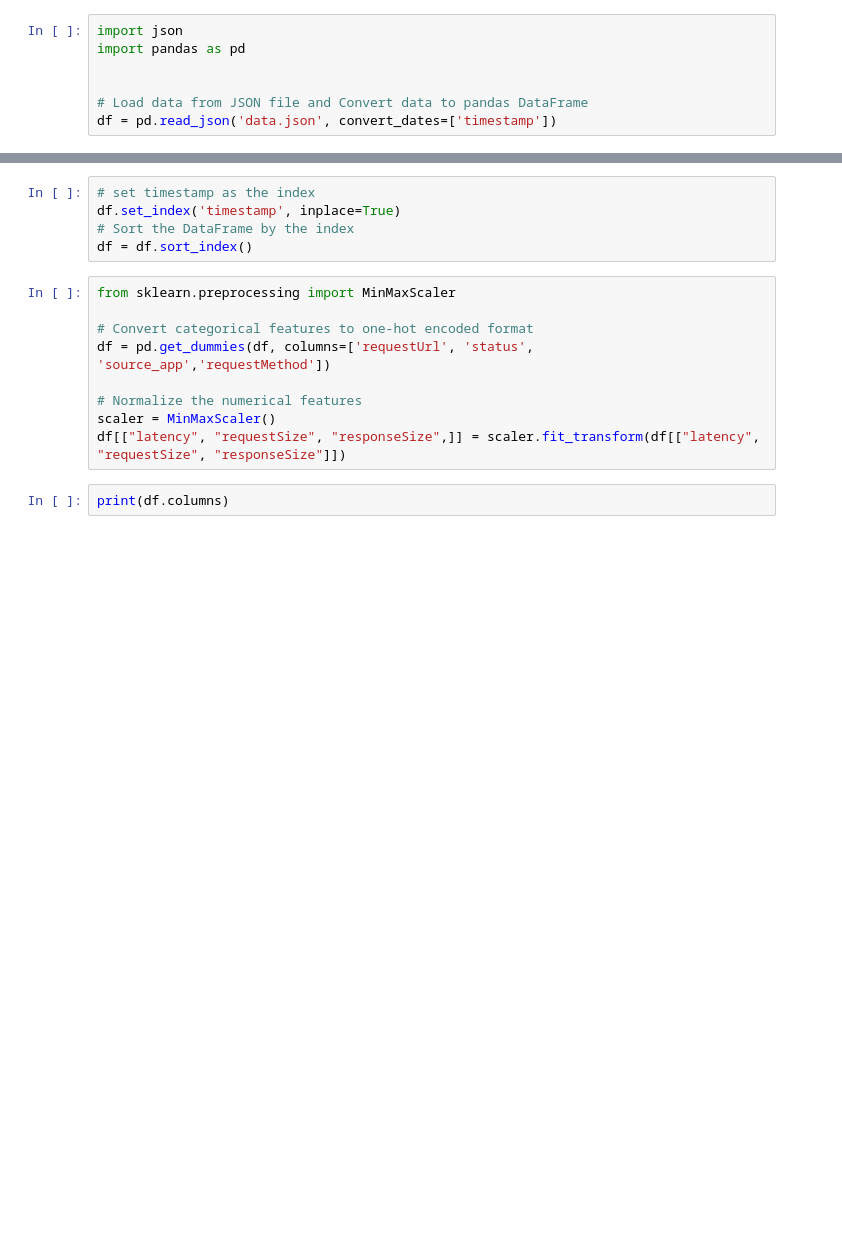
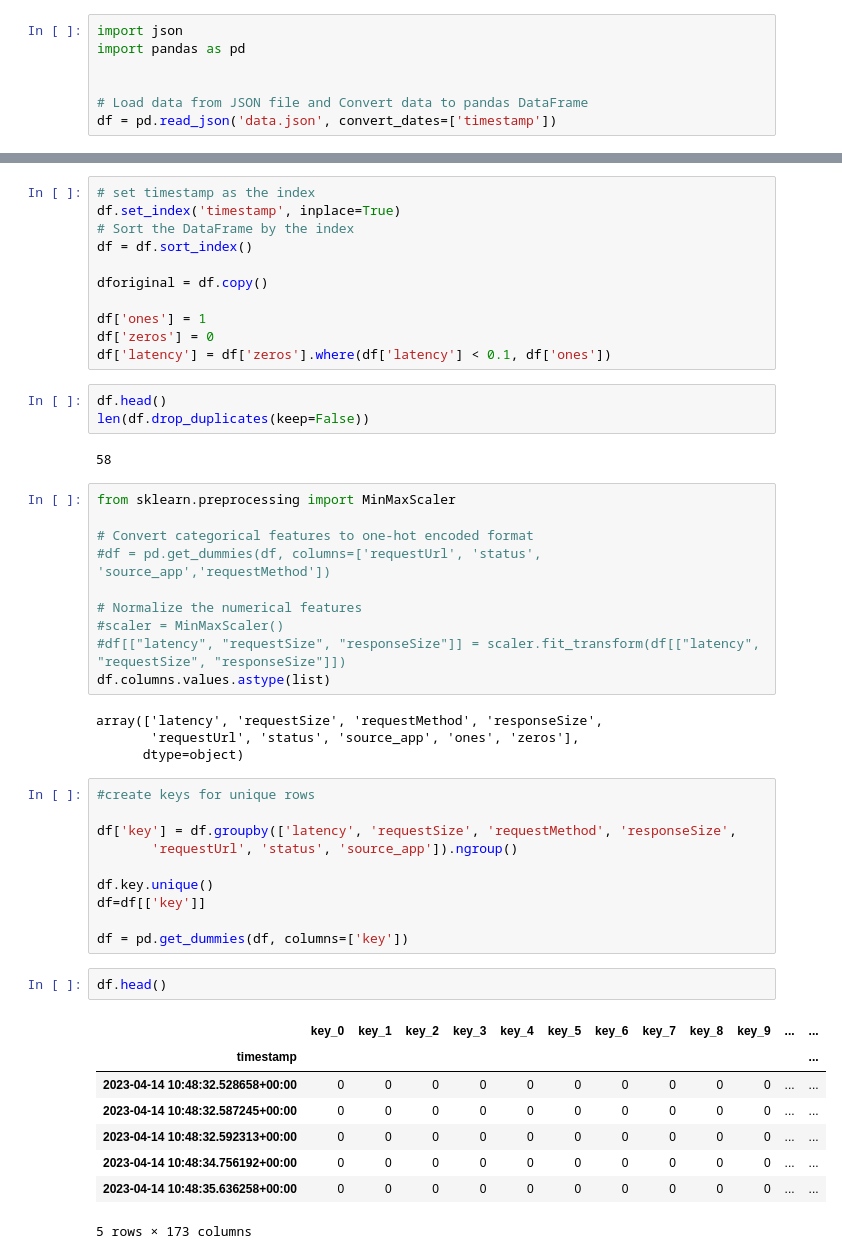
Before and after one commit to Eidell/gRPC-log-LSTM-Anomaly-Detection, a Jupyter notebook: lstm.ipynb, the cells around one changed output, grey strips where cells are left out. Drawn from its saved outputs; the diff is of its cells as text; blank space fills up the shorter version.

```diff
--- a/lstm.ipynb
+++ b/lstm.ipynb
@@ -12,17 +16,52 @@ print(df.columns)
 df.set_index('timestamp', inplace=True)
 # Sort the DataFrame by the index
 df = df.sort_index()
+
+dforiginal = df.copy()
+
+df['ones'] = 1
+df['zeros'] = 0
+df['latency'] = df['zeros'].where(df['latency'] < 0.1, df['ones'])
+# %%
+df.head()
+len(df.drop_duplicates(keep=False))
+# %% [output]
+58
 # %%
 from sklearn.preprocessing import MinMaxScaler
 
 # Convert categorical features to one-hot encoded format
-df = pd.get_dummies(df, columns=['requestUrl', 'status', 'source_app','requestMethod'])
+#df = pd.get_dummies(df, columns=['requestUrl', 'status', 'source_app','requestMethod'])
 
 # Normalize the numerical features
-scaler = MinMaxScaler()
-df[["latency", "requestSize", "responseSize",]] = scaler.fit_transform(df[["latency", "requestSize", "responseSize"]])
+#scaler = MinMaxScaler()
+#df[["latency", "requestSize", "responseSize"]] = scaler.fit_transform(df[["latency", "requestSize", "responseSize"]])
+df.columns.values.astype(list)
+# %% [output]
+array(['latency', 'requestSize', 'requestMethod', 'responseSize',
+       'requestUrl', 'status', 'source_app', 'ones', 'zeros'],
+      dtype=object)
+# %%
+#create keys for unique rows
+
+df['key'] = df.groupby(['latency', 'requestSize', 'requestMethod', 'responseSize',
+       'requestUrl', 'status', 'source_app']).ngroup()
+
+df.key.unique()
+df=df[['key']]
+
+df = pd.get_dummies(df, columns=['key'])
 # %%
-print(df.columns)
+df.head()
+# %% [output]
+|  | key_0 | key_1 | key_2 | key_3 | key_4 | key_5 | key_6 | key_7 | key_8 | key_9 | ... | ... |
+| timestamp |  |  |  |  |  |  |  |  |  |  |  | ... |
+| 2023-04-14 10:48:32.528658+00:00 | 0 | 0 | 0 | 0 | 0 | 0 | 0 | 0 | 0 | 0 | ... | ... |
+| 2023-04-14 10:48:32.587245+00:00 | 0 | 0 | 0 | 0 | 0 | 0 | 0 | 0 | 0 | 0 | ... | ... |
+| 2023-04-14 10:48:32.592313+00:00 | 0 | 0 | 0 | 0 | 0 | 0 | 0 | 0 | 0 | 0 | ... | ... |
+| 2023-04-14 10:48:34.756192+00:00 | 0 | 0 | 0 | 0 | 0 | 0 | 0 | 0 | 0 | 0 | ... | ... |
+| 2023-04-14 10:48:35.636258+00:00 | 0 | 0 | 0 | 0 | 0 | 0 | 0 | 0 | 0 | 0 | ... | ... |
+5 rows × 173 columns
 # %%
 from sklearn.preprocessing import StandardScaler
 
```
Also changed, not shown: parts of 12 cells of this notebook.
